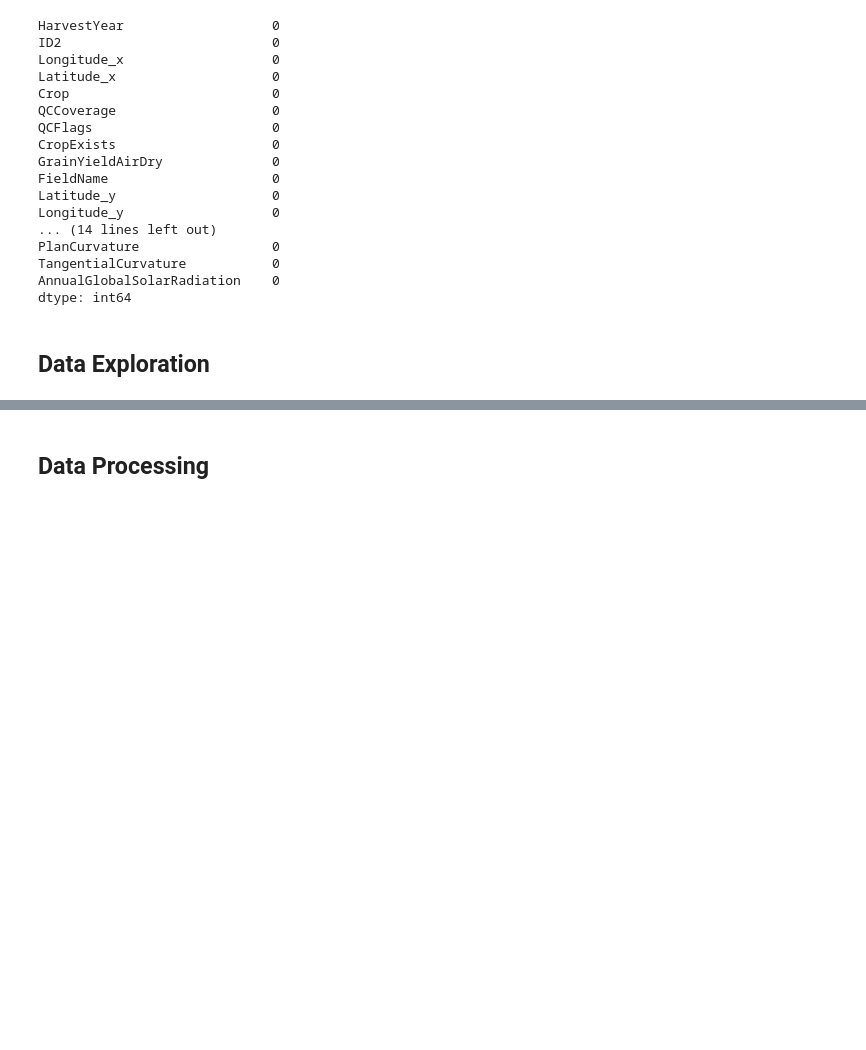
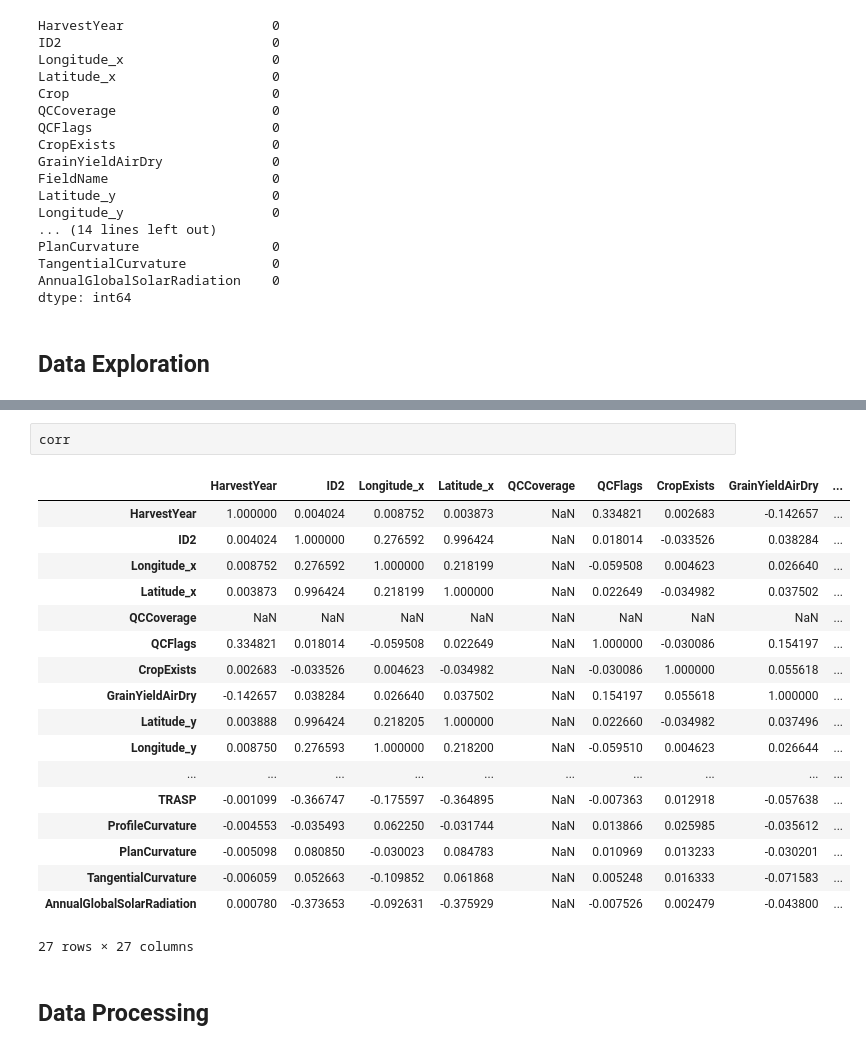
Before and after one commit to JosephPBaruch/CharAI, a Jupyter notebook: data/CharAI.ipynb, the cells around one changed output, grey strips where cells are left out. Cells and saved outputs as stored; diff of their text form; blank space fills up the shorter version.

```diff
--- a/data/CharAI.ipynb
+++ b/data/CharAI.ipynb
@@ -147,3 +197,24 @@ Exploring the crop and terrain data `combined` Dataframe.
+# %%
+corr
+# %% [output]
+|  | HarvestYear | ID2 | Longitude_x | Latitude_x | QCCoverage | QCFlags | CropExists | GrainYieldAirDry | ... |
+| HarvestYear | 1.000000 | 0.004024 | 0.008752 | 0.003873 | NaN | 0.334821 | 0.002683 | -0.142657 | ... |
+| ID2 | 0.004024 | 1.000000 | 0.276592 | 0.996424 | NaN | 0.018014 | -0.033526 | 0.038284 | ... |
+| Longitude_x | 0.008752 | 0.276592 | 1.000000 | 0.218199 | NaN | -0.059508 | 0.004623 | 0.026640 | ... |
+| Latitude_x | 0.003873 | 0.996424 | 0.218199 | 1.000000 | NaN | 0.022649 | -0.034982 | 0.037502 | ... |
+| QCCoverage | NaN | NaN | NaN | NaN | NaN | NaN | NaN | NaN | ... |
+| QCFlags | 0.334821 | 0.018014 | -0.059508 | 0.022649 | NaN | 1.000000 | -0.030086 | 0.154197 | ... |
+| CropExists | 0.002683 | -0.033526 | 0.004623 | -0.034982 | NaN | -0.030086 | 1.000000 | 0.055618 | ... |
+| GrainYieldAirDry | -0.142657 | 0.038284 | 0.026640 | 0.037502 | NaN | 0.154197 | 0.055618 | 1.000000 | ... |
+| Latitude_y | 0.003888 | 0.996424 | 0.218205 | 1.000000 | NaN | 0.022660 | -0.034982 | 0.037496 | ... |
+| Longitude_y | 0.008750 | 0.276593 | 1.000000 | 0.218200 | NaN | -0.059510 | 0.004623 | 0.026644 | ... |
+| ... | ... | ... | ... | ... | ... | ... | ... | ... | ... |
+| TRASP | -0.001099 | -0.366747 | -0.175597 | -0.364895 | NaN | -0.007363 | 0.012918 | -0.057638 | ... |
+| ProfileCurvature | -0.004553 | -0.035493 | 0.062250 | -0.031744 | NaN | 0.013866 | 0.025985 | -0.035612 | ... |
+| PlanCurvature | -0.005098 | 0.080850 | -0.030023 | 0.084783 | NaN | 0.010969 | 0.013233 | -0.030201 | ... |
+| TangentialCurvature | -0.006059 | 0.052663 | -0.109852 | 0.061868 | NaN | 0.005248 | 0.016333 | -0.071583 | ... |
+| AnnualGlobalSolarRadiation | 0.000780 | -0.373653 | -0.092631 | -0.375929 | NaN | -0.007526 | 0.002479 | -0.043800 | ... |
+27 rows × 27 columns
 # %% [markdown]
 ## Data Processing
 # %% [markdown]
```
Also changed, not shown: parts of 12 cells of this notebook.
